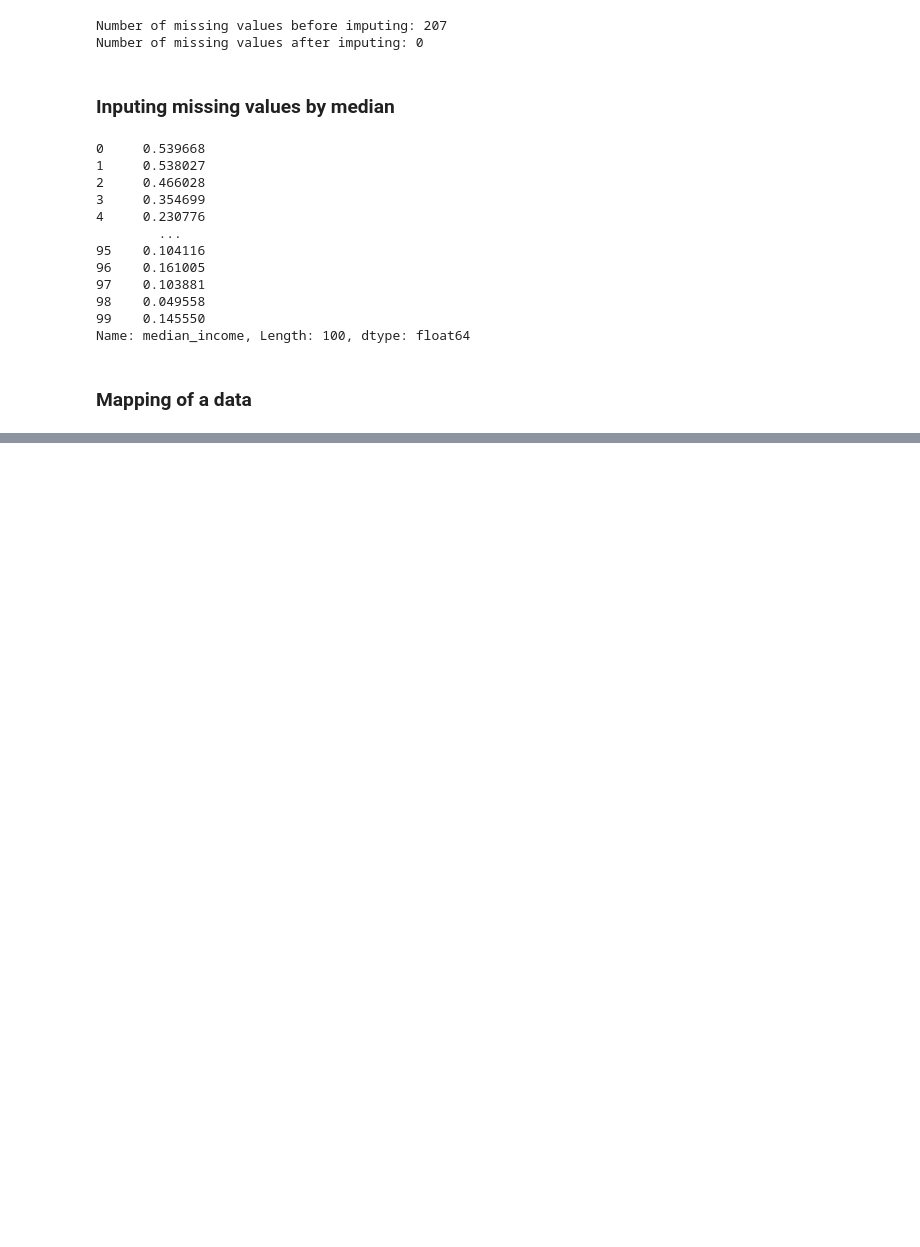
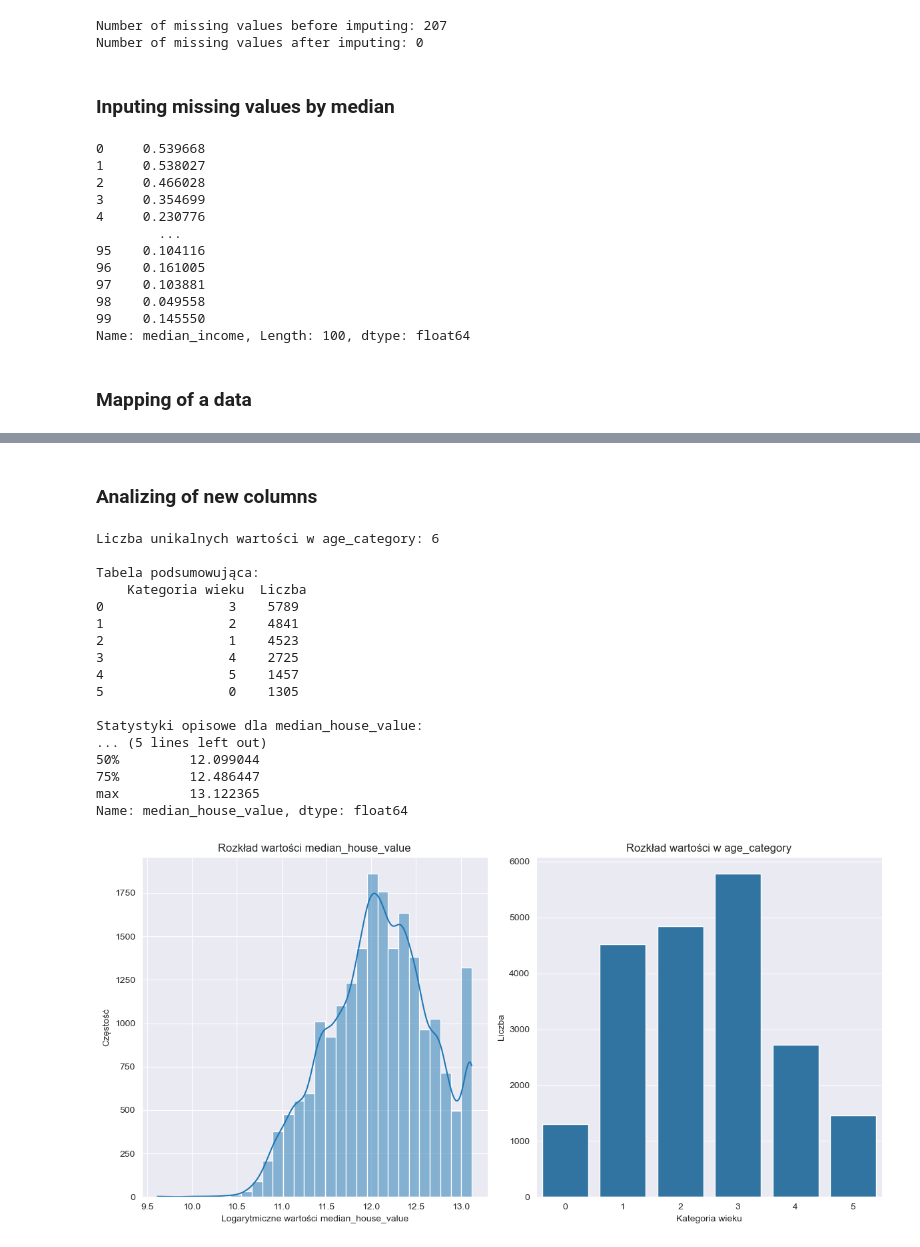
Before and after one commit to MaxMayer1991/data-analysis, a Jupyter notebook: BasicsDataExploration/DataOperations.ipynb, the cells around one changed output, grey strips where cells are left out. Drawn from its saved outputs; the diff is of its cells as text; code cells hidden in the pictures; blank space fills up the shorter version.

```diff
--- a/BasicsDataExploration/DataOperations.ipynb
+++ b/BasicsDataExploration/DataOperations.ipynb
@@ -274,0 +277,3 @@ Name: ocean_proximity, Length: 10000, dtype: int64
+# %%
+df['median_house_value'] = np.log(df['median_house_value'])
+df['median_house_value'].head(100)
@@ -274,0 +295,17 @@ Name: ocean_proximity, Length: 10000, dtype: int64
+# %%
+def age_category(age):
+    if age < 10:
+        return 0
+    elif age < 20:
+        return 1
+    elif age < 30:
+        return 2
+    elif age < 40:
+        return 3
+    elif age < 50:
+        return 4
+    else:
+        return 5
+
+df['age_category'] = df['housing_median_age'].apply(age_category)
+df.head(10)
@@ -274,0 +324,52 @@ Name: ocean_proximity, Length: 10000, dtype: int64
+# %% [markdown]
+### Analizing of new columns
+# %%
+unique_age_categories = df['age_category'].nunique()
+unique_age_categories_count = df['age_category'].value_counts()
+print("Liczba unikalnych wartości w age_category:", unique_age_categories)
+summary_table = pd.DataFrame({
+    'Kategoria wieku': unique_age_categories_count.index,
+    'Liczba': unique_age_categories_count.values
+})
+print("\nTabela podsumowująca:\n", summary_table)
+
+log_value_description = df['median_house_value'].describe()
+print("\nStatystyki opisowe dla median_house_value:\n", log_value_description)
+
+# Wykres rozkładu wartości w median_house_value
+plt.figure(figsize=(12, 6))
+
+plt.subplot(1, 2, 1)
+sns.histplot(df['median_house_value'], bins=30, kde=True)
+plt.title('Rozkład wartości median_house_value')
+plt.xlabel('Logarytmiczne wartości median_house_value')
+plt.ylabel('Częstość')
+
+# Wykres słupkowy dla age_category
+plt.subplot(1, 2, 2)
+sns.barplot(x=summary_table['Kategoria wieku'], y=summary_table['Liczba'])
+plt.title('Rozkład wartości w age_category')
+plt.xlabel('Kategoria wieku')
+plt.ylabel('Liczba')
+
+plt.tight_layout()
+plt.show()
+# %% [output]
+Liczba unikalnych wartości w age_category: 6
+
+Tabela podsumowująca:
+    Kategoria wieku  Liczba
+0                3    5789
+1                2    4841
+2                1    4523
+3                4    2725
+4                5    1457
+5                0    1305
+
+Statystyki opisowe dla median_house_value:
+... (5 lines left out)
+50%         12.099044
+75%         12.486447
+max         13.122365
+Name: median_house_value, dtype: float64
+[figure, added]
```
Also changed, not shown: parts of 5 cells of this notebook.
